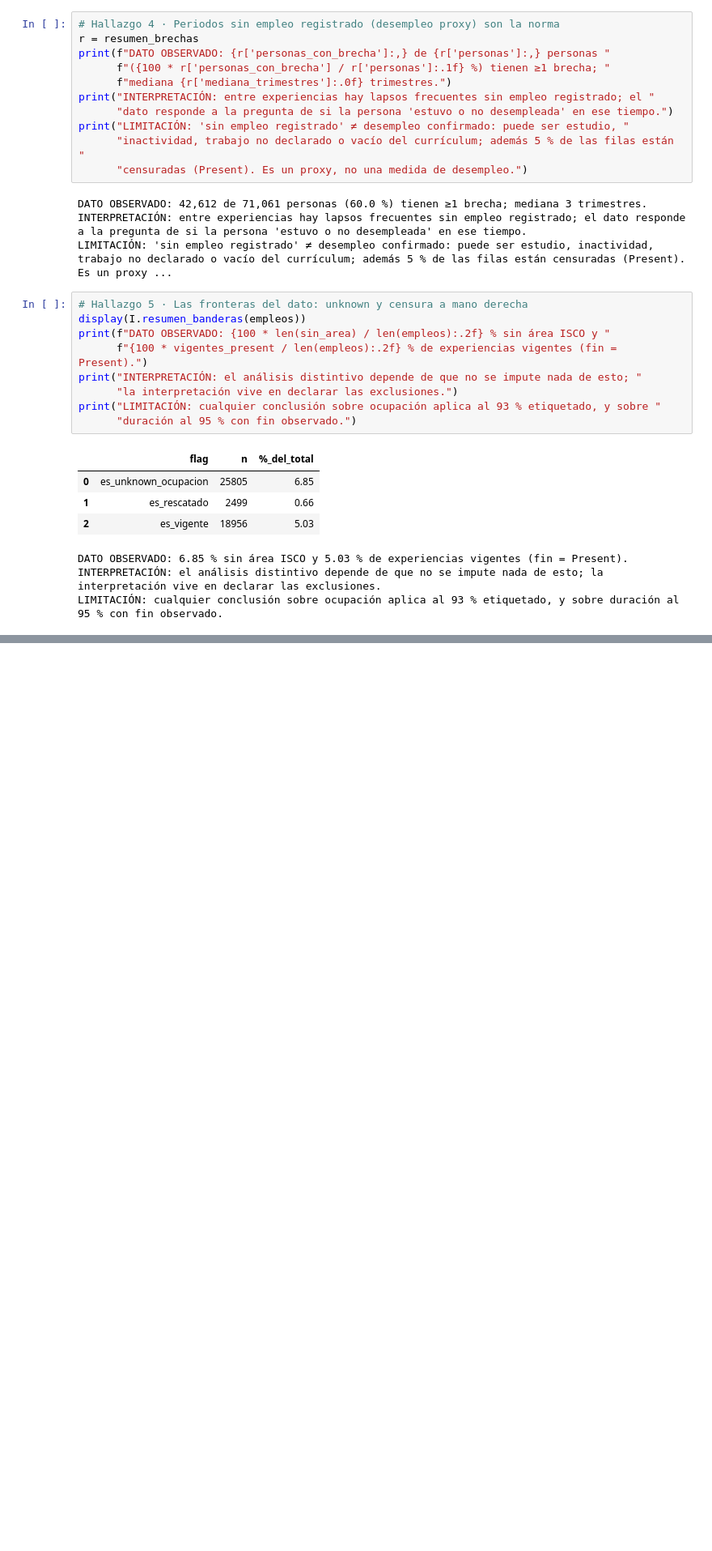
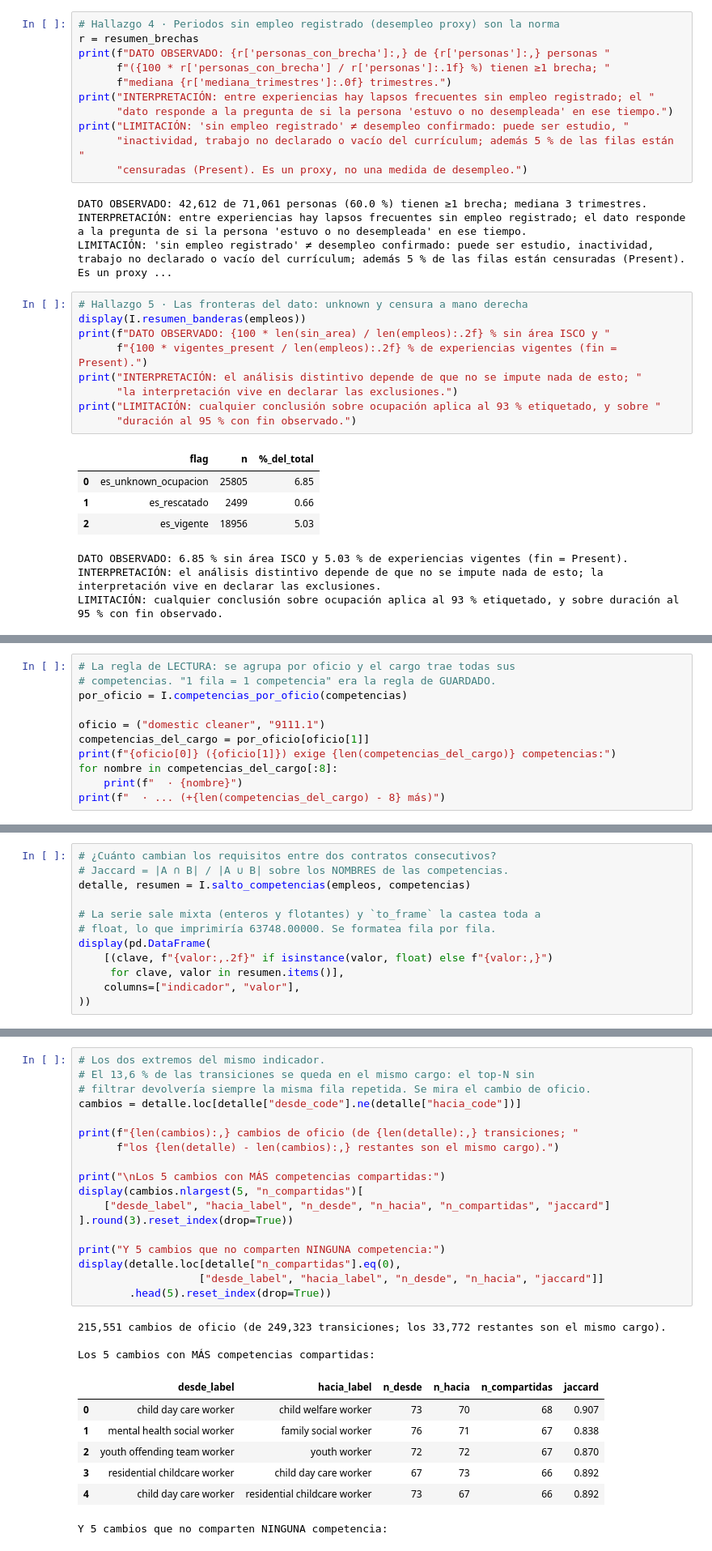
Before and after one commit to Keta787/MineriaProtect, a Jupyter notebook: libros/presentacion.ipynb, the cells around one changed output, grey strips where cells are left out. Shown at 81% size. Drawn from its saved outputs; the diff is of its cells as text; blank space fills up the shorter version.

```diff
--- a/libros/presentacion.ipynb
+++ b/libros/presentacion.ipynb
@@ -621,0 +664,11 @@ LIMITACIÓN: cualquier conclusión sobre ocupación aplica al 93 % etiquetado, y
+# %%
+# La regla de LECTURA: se agrupa por oficio y el cargo trae todas sus
+# competencias. "1 fila = 1 competencia" era la regla de GUARDADO.
+por_oficio = I.competencias_por_oficio(competencias)
+
+oficio = ("domestic cleaner", "9111.1")
+competencias_del_cargo = por_oficio[oficio[1]]
+print(f"{oficio[0]} ({oficio[1]}) exige {len(competencias_del_cargo)} competencias:")
+for nombre in competencias_del_cargo[:8]:
+    print(f"  · {nombre}")
+print(f"  · ... (+{len(competencias_del_cargo) - 8} más)")
@@ -621,0 +745,12 @@ LIMITACIÓN: cualquier conclusión sobre ocupación aplica al 93 % etiquetado, y
+# %%
+# ¿Cuánto cambian los requisitos entre dos contratos consecutivos?
+# Jaccard = |A ∩ B| / |A ∪ B| sobre los NOMBRES de las competencias.
+detalle, resumen = I.salto_competencias(empleos, competencias)
+
+# La serie sale mixta (enteros y flotantes) y `to_frame` la castea toda a
+# float, lo que imprimiría 63748.00000. Se formatea fila por fila.
+display(pd.DataFrame(
+    [(clave, f"{valor:,.2f}" if isinstance(valor, float) else f"{valor:,}")
+     for clave, valor in resumen.items()],
+    columns=["indicador", "valor"],
+))
@@ -621,0 +768,29 @@ LIMITACIÓN: cualquier conclusión sobre ocupación aplica al 93 % etiquetado, y
+# %%
+# Los dos extremos del mismo indicador.
+# El 13,6 % de las transiciones se queda en el mismo cargo: el top-N sin
+# filtrar devolvería siempre la misma fila repetida. Se mira el cambio de oficio.
+cambios = detalle.loc[detalle["desde_code"].ne(detalle["hacia_code"])]
+
+print(f"{len(cambios):,} cambios de oficio (de {len(detalle):,} transiciones; "
+      f"los {len(detalle) - len(cambios):,} restantes son el mismo cargo).")
+
+print("\nLos 5 cambios con MÁS competencias compartidas:")
+display(cambios.nlargest(5, "n_compartidas")[
+    ["desde_label", "hacia_label", "n_desde", "n_hacia", "n_compartidas", "jaccard"]
+].round(3).reset_index(drop=True))
+
+print("Y 5 cambios que no comparten NINGUNA competencia:")
+display(detalle.loc[detalle["n_compartidas"].eq(0),
+                   ["desde_label", "hacia_label", "n_desde", "n_hacia", "jaccard"]]
+        .head(5).reset_index(drop=True))
+# %% [output]
+215,551 cambios de oficio (de 249,323 transiciones; los 33,772 restantes son el mismo cargo).
+
+Los 5 cambios con MÁS competencias compartidas:
+|  | desde_label | hacia_label | n_desde | n_hacia | n_compartidas | jaccard |
+| 0 | child day care worker | child welfare worker | 73 | 70 | 68 | 0.907 |
+| 1 | mental health social worker | family social worker | 76 | 71 | 67 | 0.838 |
+| 2 | youth offending team worker | youth worker | 72 | 72 | 67 | 0.870 |
+| 3 | residential childcare worker | child day care worker | 67 | 73 | 66 | 0.892 |
+| 4 | child day care worker | residential childcare worker | 73 | 67 | 66 | 0.892 |
+Y 5 cambios que no comparten NINGUNA competencia:
```
Also changed, not shown: parts of 9 cells of this notebook, 4 other files.
